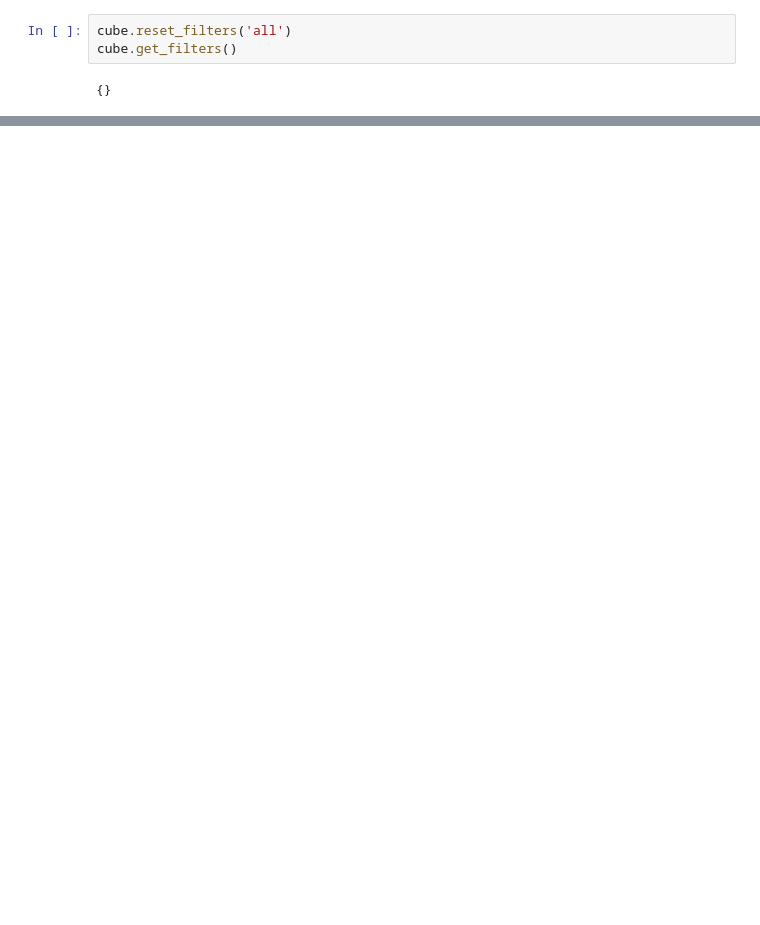
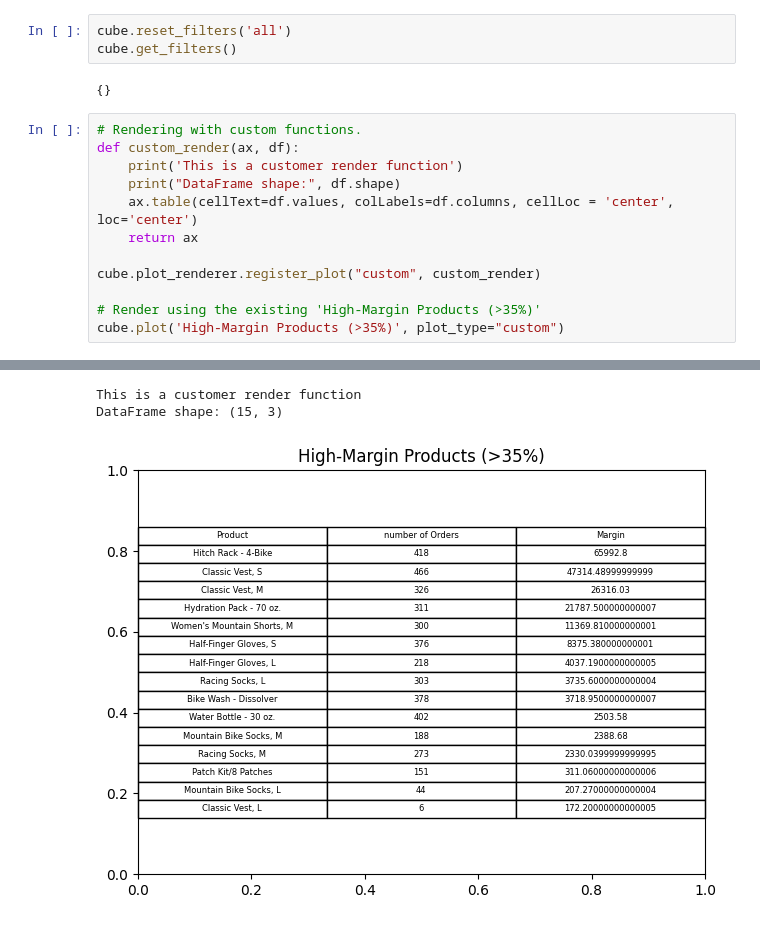
Before and after one commit to cube-alchemy/cube-alchemy-examples, a Jupyter notebook: kaggle/adventureworks/adventureworks - cube alchemy example.ipynb, the cells around one changed output, grey strips where cells are left out. Saved outputs shown, nothing was run; the diff lists cells and outputs as text; blank space fills up the shorter version.

```diff
--- a/kaggle/adventureworks/adventureworks - cube alchemy example.ipynb
+++ b/kaggle/adventureworks/adventureworks - cube alchemy example.ipynb
@@ -150,3 +202,16 @@ cube.reset_filters('all')
 cube.get_filters()
 # %% [output]
 {}
+# %%
+# Rendering with custom functions.
+def custom_render(ax, df):
+    print('This is a customer render function')
+    print("DataFrame shape:", df.shape)
+    ax.table(cellText=df.values, colLabels=df.columns, cellLoc = 'center', loc='center')
+    return ax
+
+cube.plot_renderer.register_plot("custom", custom_render)
+
+# Render using the existing 'High-Margin Products (>35%)'
+cube.plot('High-Margin Products (>35%)', plot_type="custom")
+# %% [output]
@@ -152,0 +221,3 @@ cube.get_filters()
+This is a customer render function
+DataFrame shape: (15, 3)
+[figure, added]
```
Also changed, not shown: parts of 25 cells of this notebook, 35 other files.
